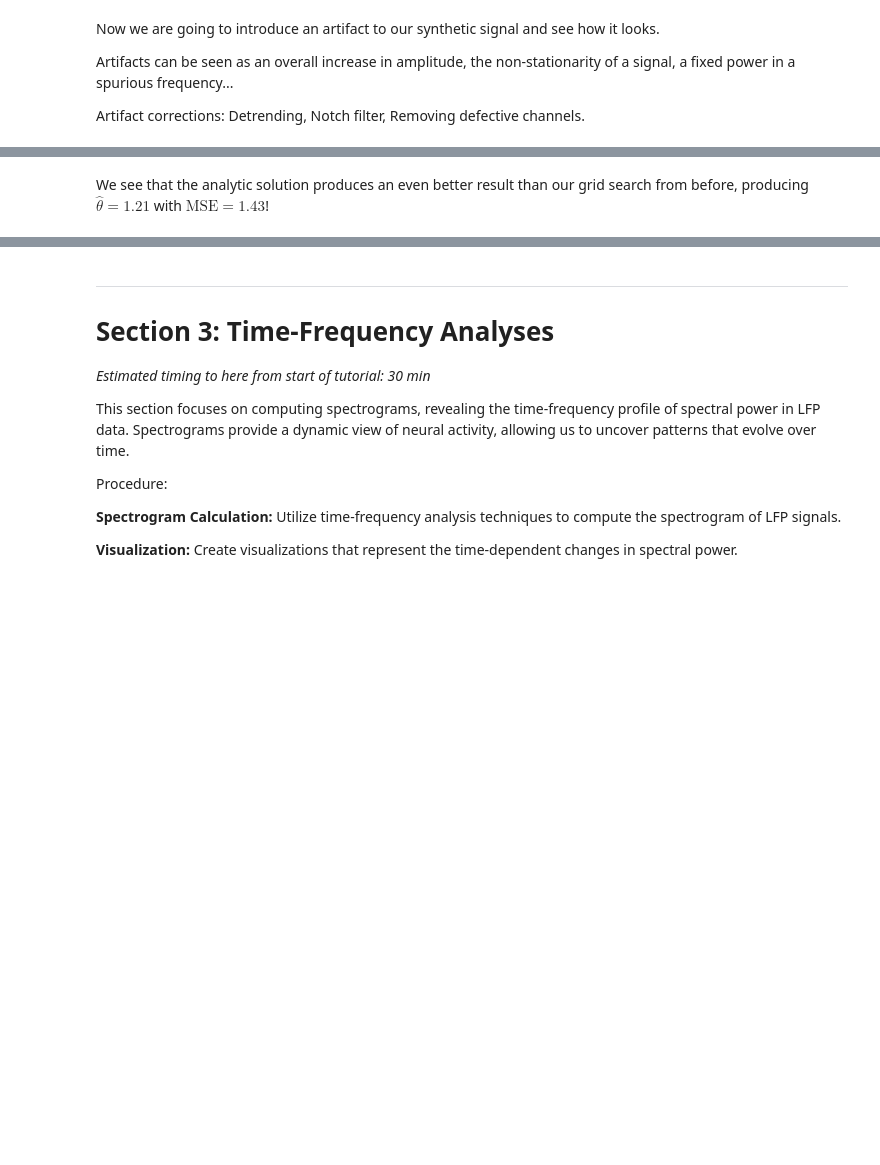
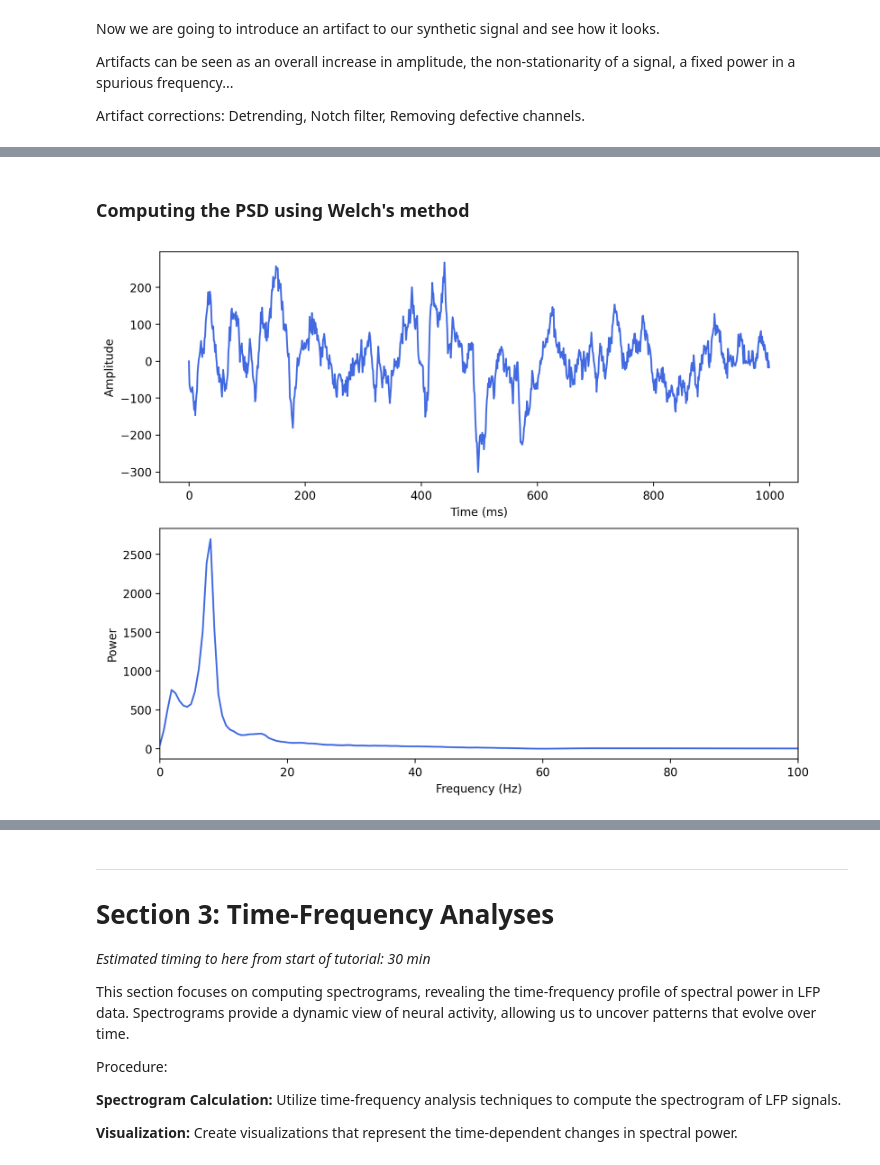
Before and after one commit to lucaase/LFP-analysis-HS, a Jupyter notebook: Course-Notebook.ipynb, the cells around one changed output, grey strips where cells are left out. Cells and saved outputs as stored; diff of their text form; code cells hidden in the pictures; blank space fills up the shorter version.

```diff
--- a/Course-Notebook.ipynb
+++ b/Course-Notebook.ipynb
@@ -258,11 +251,9 @@ probe_data = loadmat('LFPprobe.mat')
 # %%
+probe_fs = probe_data['srate'].squeeze()
+probe_LFP = probe_data['LFPprobe']
+GC_LFP = GC_data['LFP']
 
-# Explore the data
-print(probe_data.keys())
-
-fs = probe_data['srate'].squeeze()
-LFP = probe_data['LFPprobe']
-
-print(f"The sampling rate is {fs} Hz")
-print(f"The shape of the data is {LFP.shape}")
+print(f"The sampling rate of the probe data is {fs} Hz")
+print(f"The shape of the probe data is {probe_LFP.shape}")
+print(f"The shape of the GC data is {GC_LFP.shape}")
 # %% [output]
@@ -329,2 +282,20 @@ y_fft = fast_fourier_transform(x, y)
-# %% [markdown]
-We see that the analytic solution produces an even better result than our grid search from before, producing $\hat{\theta} = 1.21$ with $\text{MSE} = 1.43$!
+# %% [markdown]
+### Computing the PSD using Welch's method
+# %%
+plt.figure(figsize=(10, 8))
+plt.subplot(2, 1, 1)
+plt.plot(probe_LFP[0, 0:1000], 'royalblue')
+plt.xlabel('Time (ms)')
+plt.ylabel('Amplitude')
+
+plt.subplot(2, 1, 2)
+probe_freqs, probe_psd = signal.welch(probe_LFP[0, :], fs=probe_fs, nperseg=1024)
+plt.plot(probe_freqs, probe_psd, 'royalblue')
+plt.xlabel('Frequency (Hz)')
+plt.ylabel('Power')
+plt.xlim([0, 100])
+plt.show()
+
+#
+# %% [output]
+[figure, added]
```
Also changed, not shown: parts of 26 cells of this notebook.
